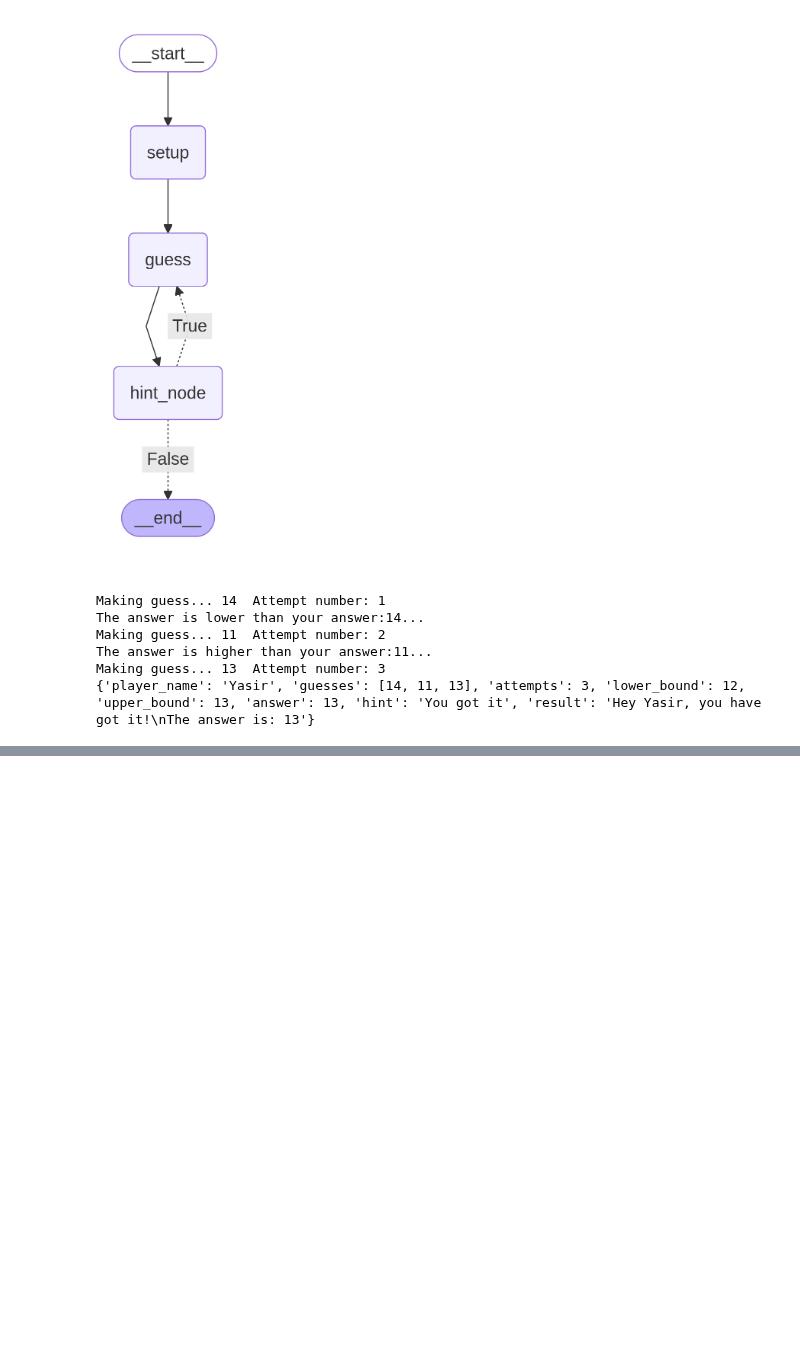
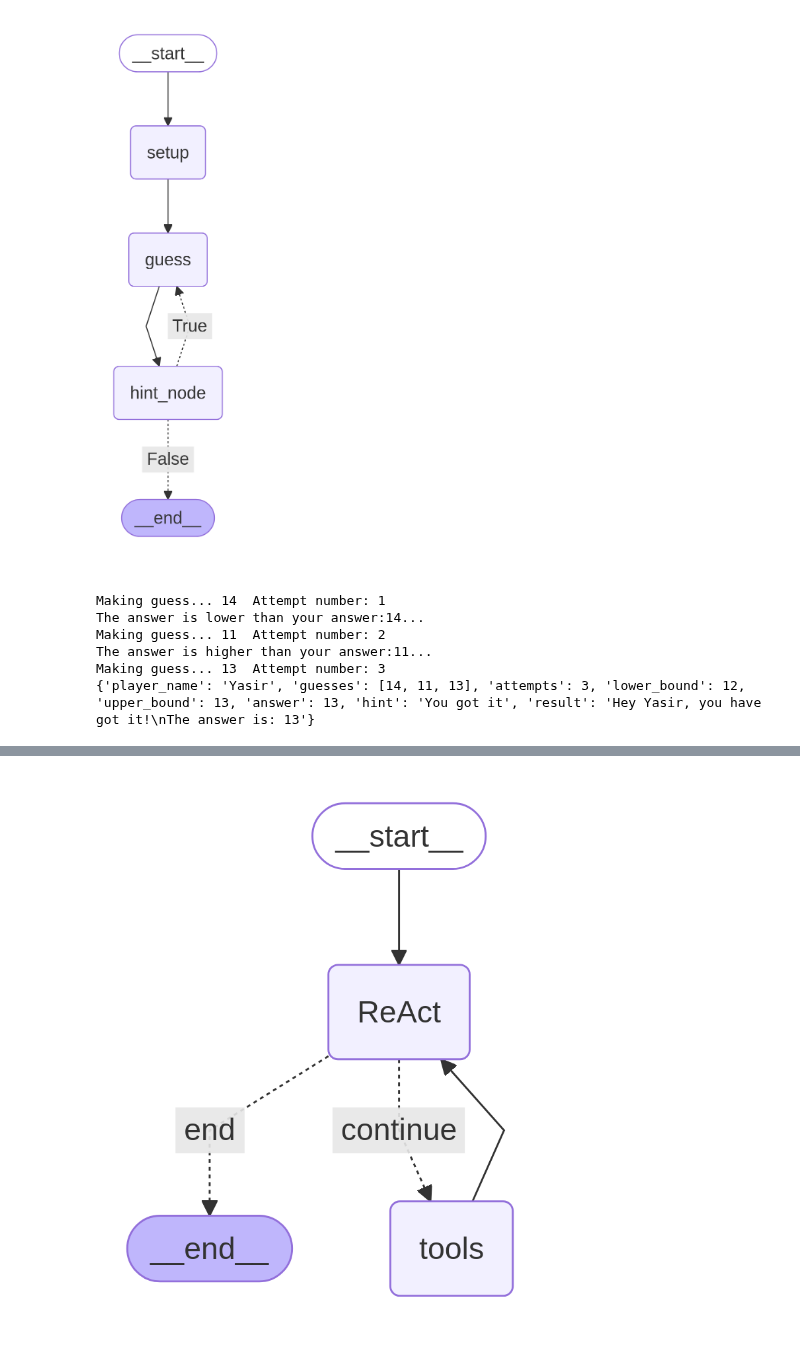
Before and after one commit to yasirgunes/langgraph-crash-course, a Jupyter notebook: slide.ipynb, the cells around one changed output, grey strips where cells are left out. Saved outputs shown, nothing was run; the diff lists cells and outputs as text; code cells hidden in the pictures; blank space fills up the shorter version.

```diff
--- a/slide.ipynb
+++ b/slide.ipynb
@@ -250,0 +259,91 @@ Aw, thank you! I'm glad I can be helpful. What can I do that's amazing for you t
+# %%
+from typing import Annotated, Sequence, TypedDict
+from dotenv import load_dotenv
+from langchain_core.messages import BaseMessage, SystemMessage, HumanMessage
+from langchain_core.tools import tool
+from langchain_experimental.tools import PythonREPLTool
+from langchain_community.tools import BraveSearch
+from langgraph.graph.message import add_messages
+from langgraph.graph import StateGraph, END
+from langgraph.prebuilt import ToolNode
+from langchain.chat_models import init_chat_model
+from datetime import datetime
+import os
+
+load_dotenv()
+
+class AgentState(TypedDict):
+    messages: Annotated[Sequence[BaseMessage], add_messages]
+
+# Initialize Python REPL tool
+python_repl = PythonREPLTool()
+
+# Initialize BraveSearch tool
+brave_search = BraveSearch.from_api_key(
+    api_key=os.getenv("BRAVE_SEARCH_API_KEY"),
+    search_kwargs={"count": 3}
+)
+
+tools = [python_repl, brave_search]
+
+model = init_chat_model("gemini-2.5-flash", model_provider="google_genai")
+model = model.bind_tools(tools)  # Bind the tools to the model
+
+def model_call(state: AgentState) -> AgentState:
+    current_date = datetime.now().strftime("%Y-%m-%d %H:%M:%S")
+    system_prompt = SystemMessage(content=
+        f"""You are a helpful AI assistant with access to Python code execution and web search capabilities.
+
+        Current date and time: {current_date}
+
+        Use the Python REPL tool when you need to:
+        - Perform calculations
+        - Learn the current date and time
+        - Execute Python code for data processing with the built-in Python REPL
+
+        Use the brave_search web search tool when you need to:
+        - Find current information
+        - Research topics
+        - Get real-time data or news
+        - Make sure you know the current date and time and make your search accordingly.
+
+        Always explain your reasoning and provide clear, helpful responses.
+        Please try your best until you find the answer or exhaust all options.
+        """
+    )
+    response = model.invoke([system_prompt] + state["messages"])
+    return {"messages": [response]}
+
+def should_continue(state: AgentState):
+    messages = state["messages"]
+    last_message = messages[-1]
+    if not last_message.tool_calls:
+        return "end"
+    else:
+        return "continue"
+
+# Build the graph
+graph = StateGraph(AgentState)
+graph.add_node("ReAct", model_call)
+
+tool_node = ToolNode(tools=tools)
+graph.add_node("tools", tool_node)
+
+graph.set_entry_point("ReAct")
+
+graph.add_conditional_edges(
+    "ReAct",
+    should_continue,
+    {
+        "continue": "tools",
+        "end": END,
+    },
+)
+
+graph.add_edge("tools", "ReAct")
+
+app = graph.compile()
+
+show_graph(app)
+# %% [output]
+[figure, added]
```
Also changed, not shown: parts of 4 cells of this notebook, 1 other file.
